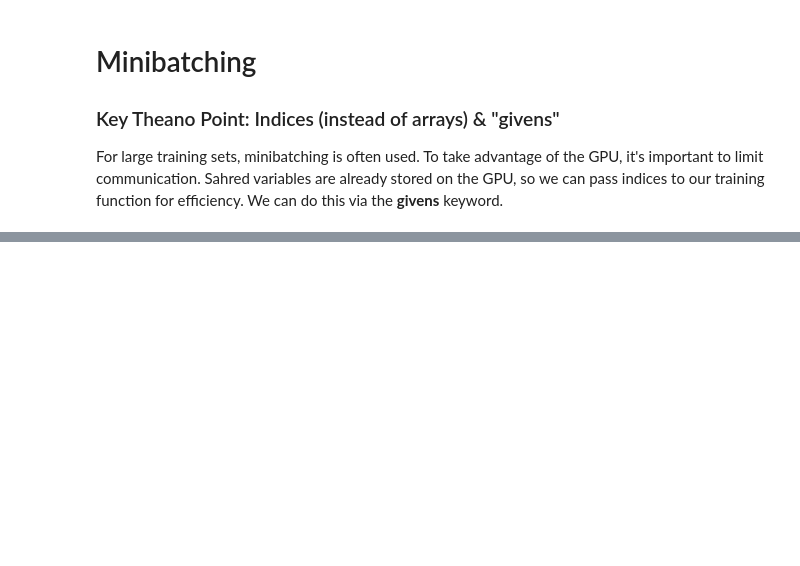
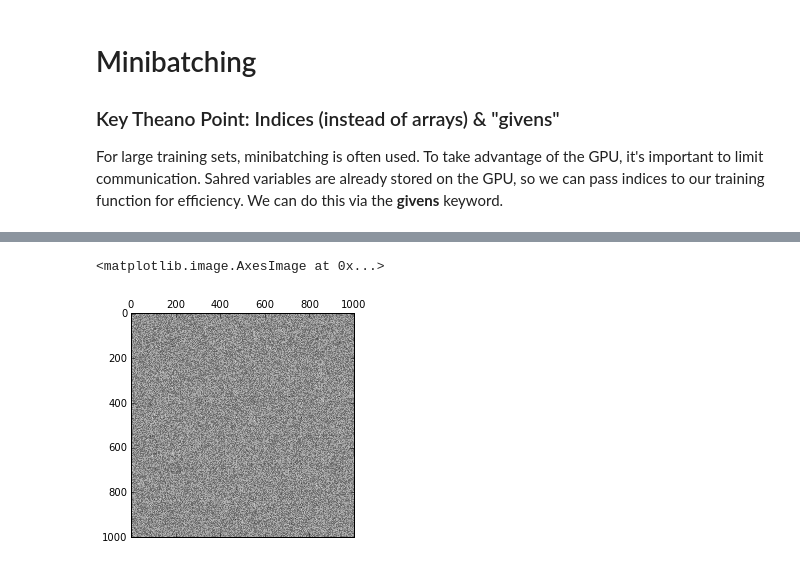
Before and after one commit to thouis/TheanoIntro, a Jupyter notebook: TheanoIntro.ipynb, the cells around one changed output, grey strips where cells are left out. Saved outputs shown, nothing was run; the diff lists cells and outputs as text; code cells hidden in the pictures; blank space fills up the shorter version.

```diff
--- a/TheanoIntro.ipynb
+++ b/TheanoIntro.ipynb
@@ -233,0 +331,5 @@ The code ran for 643.422788 seconds
+# %%
+plt.matshow(W1.eval())
+# %% [output]
+<matplotlib.image.AxesImage at 0x...>
+[figure, added]
```
Also changed, not shown: parts of 8 cells of this notebook.
